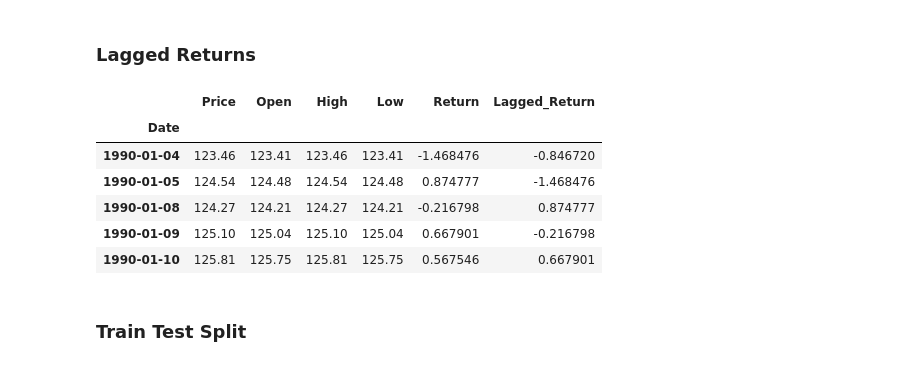
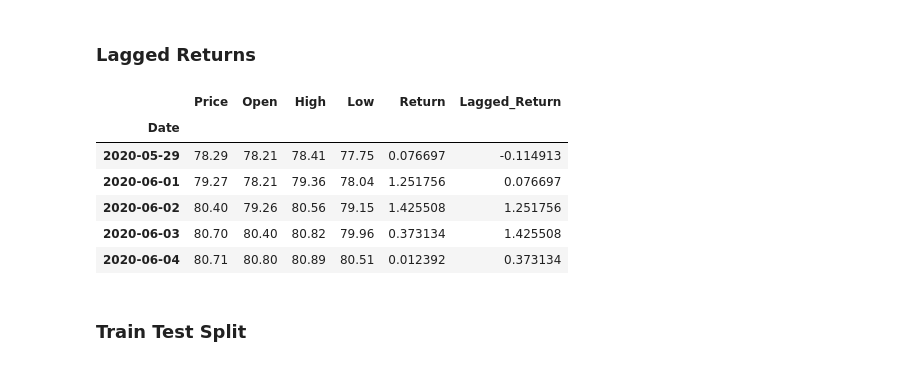
Before and after one commit to tyedem/Yen_For_The_Future, a Jupyter notebook: regression_analysis.ipynb, the cells around one changed output. Cells and saved outputs as stored; diff of their text form; code cells hidden in the pictures.

```diff
--- a/regression_analysis.ipynb
+++ b/regression_analysis.ipynb
@@ -58,16 +58,16 @@ cad_jpy_returns_df.tail()
 # %%
 # Create a lagged return using the shift function
 cad_jpy_returns_df['Lagged_Return'] = cad_jpy_returns_df['Return'].shift()
 cad_jpy_returns_df = cad_jpy_returns_df.replace(-np.inf, np.nan).dropna()
-cad_jpy_returns_df.tail()()
+cad_jpy_returns_df.tail()
 # %% [output]
 |  | Price | Open | High | Low | Return | Lagged_Return |
 | Date |  |  |  |  |  |  |
-| 1990-01-04 | 123.46 | 123.41 | 123.46 | 123.41 | -1.468476 | -0.846720 |
-| 1990-01-05 | 124.54 | 124.48 | 124.54 | 124.48 | 0.874777 | -1.468476 |
-| 1990-01-08 | 124.27 | 124.21 | 124.27 | 124.21 | -0.216798 | 0.874777 |
-| 1990-01-09 | 125.10 | 125.04 | 125.10 | 125.04 | 0.667901 | -0.216798 |
-| 1990-01-10 | 125.81 | 125.75 | 125.81 | 125.75 | 0.567546 | 0.667901 |
+| 2020-05-29 | 78.29 | 78.21 | 78.41 | 77.75 | 0.076697 | -0.114913 |
+| 2020-06-01 | 79.27 | 78.21 | 79.36 | 78.04 | 1.251756 | 0.076697 |
+| 2020-06-02 | 80.40 | 79.26 | 80.56 | 79.15 | 1.425508 | 1.251756 |
+| 2020-06-03 | 80.70 | 80.40 | 80.82 | 79.96 | 0.373134 | 1.425508 |
+| 2020-06-04 | 80.71 | 80.80 | 80.89 | 80.51 | 0.012392 | 0.373134 |
 # %% [markdown]
 ### Train Test Split
 # %%
```
Also changed, not shown: parts of 3 cells of this notebook.
